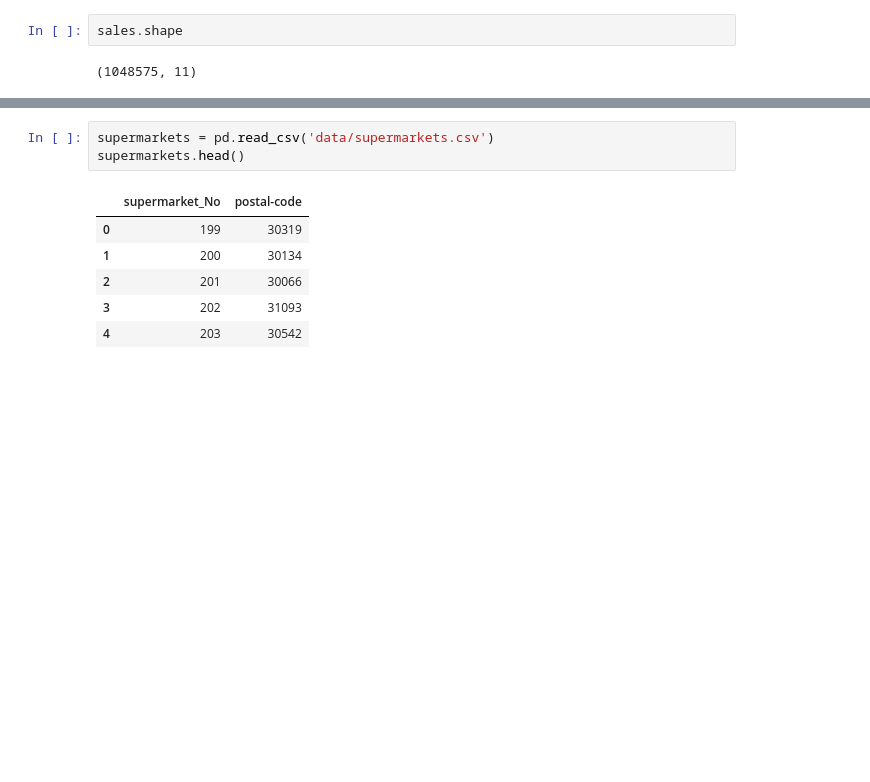
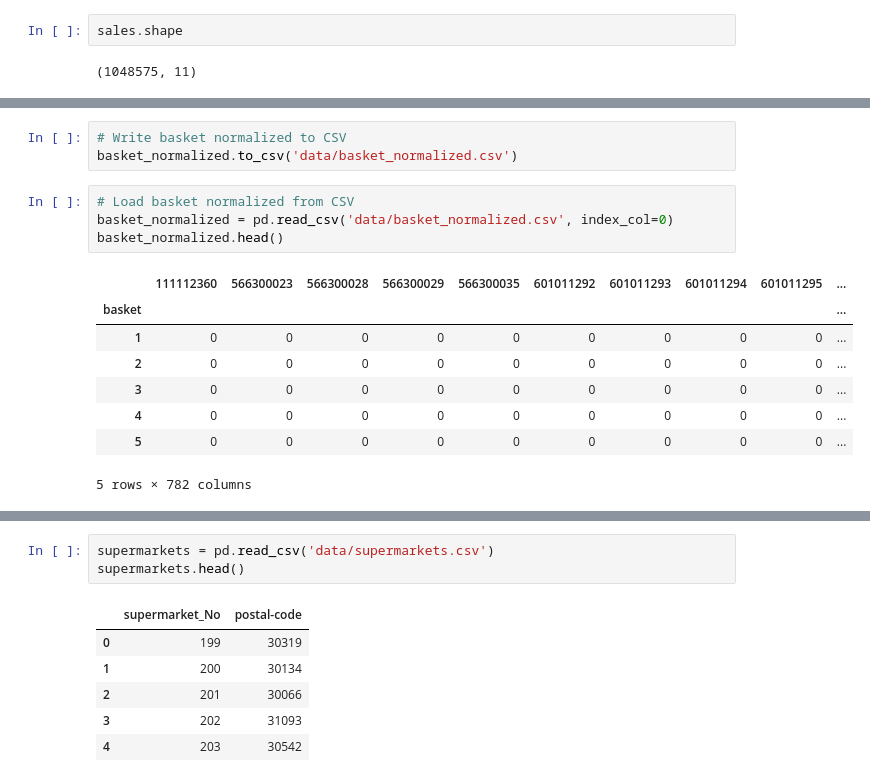
Before and after one commit to medvidov/middleby-DE-test, a Jupyter notebook: middleby_de.ipynb, the cells around one changed output, grey strips where cells are left out. Drawn from its saved outputs; the diff is of its cells as text; blank space fills up the shorter version.

```diff
--- a/middleby_de.ipynb
+++ b/middleby_de.ipynb
@@ -49,0 +89,16 @@ sales.shape
+# %%
+# Write basket normalized to CSV
+basket_normalized.to_csv('data/basket_normalized.csv')
+# %%
+# Load basket normalized from CSV
+basket_normalized = pd.read_csv('data/basket_normalized.csv', index_col=0)
+basket_normalized.head()
+# %% [output]
+|  | 111112360 | 566300023 | 566300028 | 566300029 | 566300035 | 601011292 | 601011293 | 601011294 | 601011295 | ... |
+| basket |  |  |  |  |  |  |  |  |  | ... |
+| 1 | 0 | 0 | 0 | 0 | 0 | 0 | 0 | 0 | 0 | ... |
+| 2 | 0 | 0 | 0 | 0 | 0 | 0 | 0 | 0 | 0 | ... |
+| 3 | 0 | 0 | 0 | 0 | 0 | 0 | 0 | 0 | 0 | ... |
+| 4 | 0 | 0 | 0 | 0 | 0 | 0 | 0 | 0 | 0 | ... |
+| 5 | 0 | 0 | 0 | 0 | 0 | 0 | 0 | 0 | 0 | ... |
+5 rows × 782 columns
```
Also changed, not shown: parts of 15 cells of this notebook, 2 other files.
